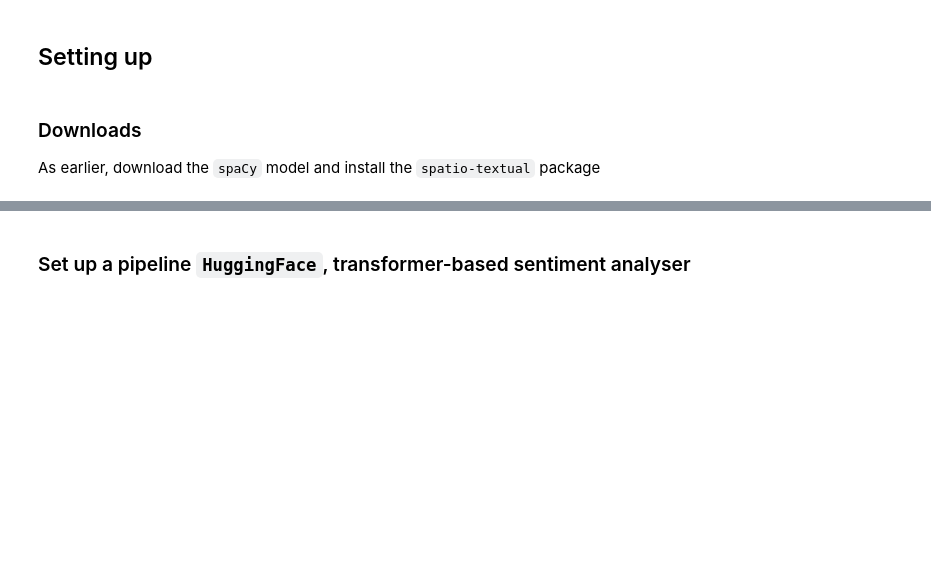
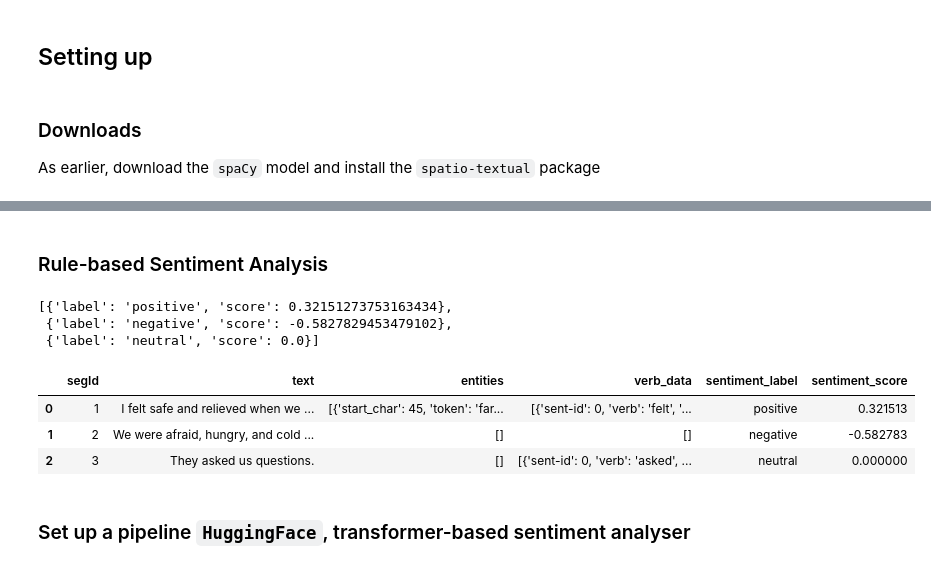
Before and after one commit to SpaceTimeNarratives/spatio-textual-colab-demos, a Jupyter notebook: demo_2_sentiment_emotions.ipynb, the cells around one changed output, grey strips where cells are left out. Cells and saved outputs as stored; diff of their text form; code cells hidden in the pictures; blank space fills up the shorter version.

```diff
--- a/demo_2_sentiment_emotions.ipynb
+++ b/demo_2_sentiment_emotions.ipynb
@@ -32,2 +52,17 @@ import pandas as pd
 nlp = load_spacy_model("en_core_web_trf")
 ann = Annotator(nlp)
+# %%
+#@title ###### Using example texts
+texts = [
+    "I felt safe and relieved when we reached the farmhouse.",
+    "We were afraid, hungry, and cold during the march.",
+    "They asked us questions.",
+]
+# %%
+#@title ###### Annotating texts
+entities = ann.annotate_texts(
+    texts,
+    file_id="sent_demo",  # Use what is relevant for your work
+    include_text=True,    # Let's you include the text in the result
+    include_verbs=True)   # Let's you extract verbs
+entities
@@ -33,0 +103,2 @@ ann = Annotator(nlp)
+# %% [markdown]
+### Rule-based Sentiment Analysis
@@ -33,0 +108,23 @@ ann = Annotator(nlp)
+# %%
+#@title ###### ... and then classify the example...
+sa = SentimentAnalyzer("rule")
+sentiment_scores = sa.predict(texts)
+sentiment_scores
+# %% [output]
+[{'label': 'positive', 'score': 0.32151273753163434},
+ {'label': 'negative', 'score': -0.5827829453479102},
+ {'label': 'neutral', 'score': 0.0}]
+# %%
+#@title ###### ...and combine it with the entities
+results = entities
+for r, p in zip(results, sentiment_scores):
+    r.update({"sentiment_label": p["label"], "sentiment_score": p["score"]})
+
+pd.DataFrame([{k:row.get(k) for k in [
+    "segId","text","entities","verb_data","sentiment_label","sentiment_score"
+    ]} for row in results])
+# %% [output]
+|  | segId | text | entities | verb_data | sentiment_label | sentiment_score |
+| 0 | 1 | I felt safe and relieved when we ... | [{'start_char': 45, 'token': 'far... | [{'sent-id': 0, 'verb': 'felt', '... | positive | 0.321513 |
+| 1 | 2 | We were afraid, hungry, and cold ... | [] | [] | negative | -0.582783 |
+| 2 | 3 | They asked us questions. | [] | [{'sent-id': 0, 'verb': 'asked', ... | neutral | 0.000000 |
```
Also changed, not shown: parts of 18 cells of this notebook.
